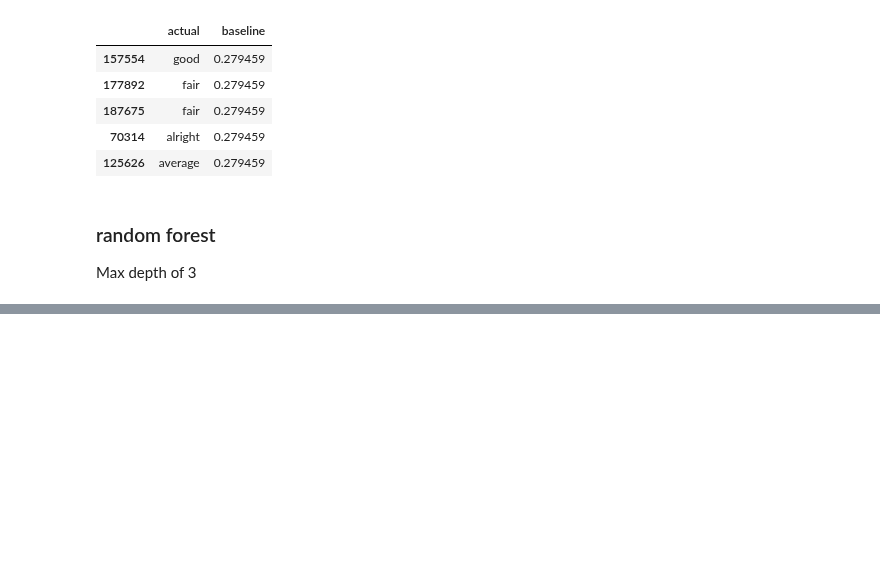
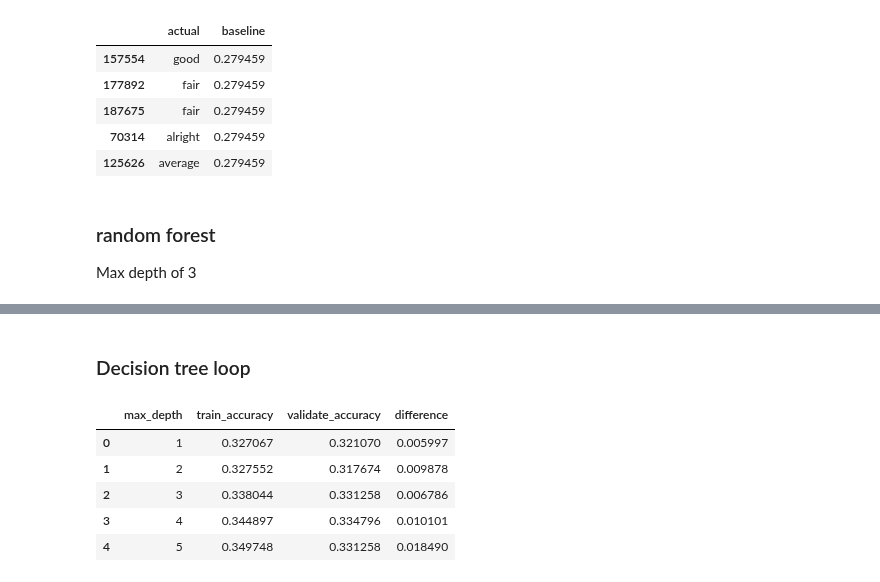
Before and after one commit to MrEnigmamgine/Videogame-Capstone_fork, a Jupyter notebook: Lindy_workbook.ipynb, the cells around one changed output, grey strips where cells are left out. Cells and saved outputs as stored; diff of their text form; code cells hidden in the pictures; blank space fills up the shorter version.

```diff
--- a/Lindy_workbook.ipynb
+++ b/Lindy_workbook.ipynb
@@ -930,0 +833,31 @@ RF_prediction.head()
+# %% [markdown]
+### Decision tree loop
+# %%
+metric = []
+
+for i in range(1,30):
+    tree1 = DecisionTreeClassifier(max_depth=(i), random_state=123)
+
+
+    tree1 = tree1.fit(X_train_fs, y_train)
+
+    in_sample_accuracy = tree1.score(X_train_fs, y_train)
+
+    out_of_sample_accuracy = tree1.score(X_validate_fs, y_validate)
+
+    output = {"max_depth": (i),
+        "train_accuracy": in_sample_accuracy,
+        "validate_accuracy": out_of_sample_accuracy}
+
+    metric.append(output)
+
+DT_prediction = pd.DataFrame(metric)
+DT_prediction["difference"] = DT_prediction.train_accuracy - DT_prediction.validate_accuracy
+DT_prediction.head()
+# %% [output]
+|  | max_depth | train_accuracy | validate_accuracy | difference |
+| 0 | 1 | 0.327067 | 0.321070 | 0.005997 |
+| 1 | 2 | 0.327552 | 0.317674 | 0.009878 |
+| 2 | 3 | 0.338044 | 0.331258 | 0.006786 |
+| 3 | 4 | 0.344897 | 0.334796 | 0.010101 |
+| 4 | 5 | 0.349748 | 0.331258 | 0.018490 |
```
Also changed, not shown: parts of 31 cells of this notebook.
